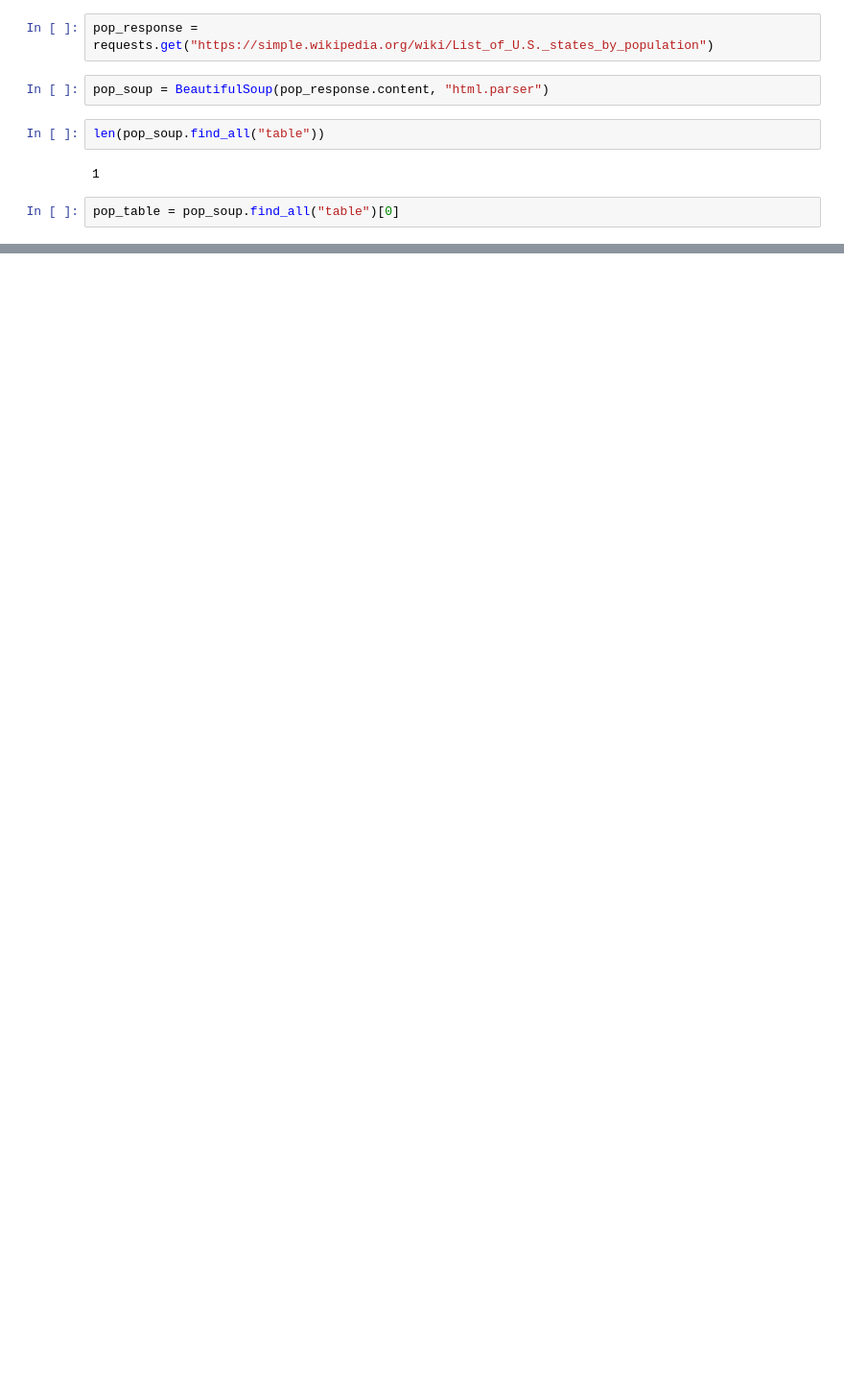
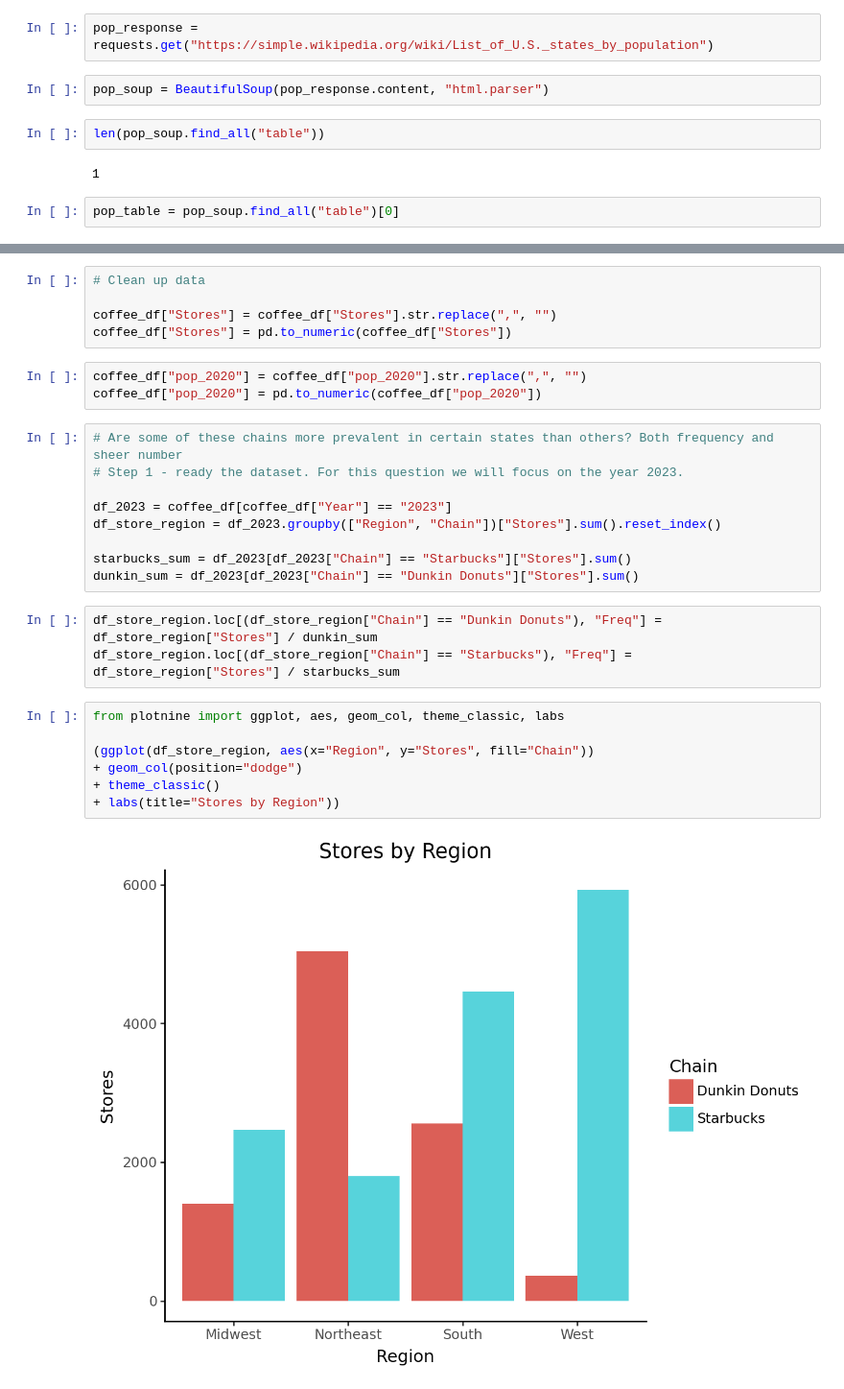
Before and after one commit to r-morag/Labs---GSB-544, a Jupyter notebook: lab_4.ipynb, the cells around one changed output, grey strips where cells are left out. Shown at 96% size. Cells and saved outputs as stored; diff of their text form; blank space fills up the shorter version.

```diff
--- a/lab_4.ipynb
+++ b/lab_4.ipynb
@@ -184,0 +192,29 @@ coffee_df["region"] = coffee_df["state"].map(state_to_region)
+# %%
+# Clean up data
+
+coffee_df["Stores"] = coffee_df["Stores"].str.replace(",", "")
+coffee_df["Stores"] = pd.to_numeric(coffee_df["Stores"])
+# %%
+coffee_df["pop_2020"] = coffee_df["pop_2020"].str.replace(",", "")
+coffee_df["pop_2020"] = pd.to_numeric(coffee_df["pop_2020"])
+# %%
+# Are some of these chains more prevalent in certain states than others? Both frequency and sheer number
+# Step 1 - ready the dataset. For this question we will focus on the year 2023.
+
+df_2023 = coffee_df[coffee_df["Year"] == "2023"]
+df_store_region = df_2023.groupby(["Region", "Chain"])["Stores"].sum().reset_index()
+
+starbucks_sum = df_2023[df_2023["Chain"] == "Starbucks"]["Stores"].sum()
+dunkin_sum = df_2023[df_2023["Chain"] == "Dunkin Donuts"]["Stores"].sum()
+# %%
+df_store_region.loc[(df_store_region["Chain"] == "Dunkin Donuts"), "Freq"] = df_store_region["Stores"] / dunkin_sum
+df_store_region.loc[(df_store_region["Chain"] == "Starbucks"), "Freq"] = df_store_region["Stores"] / starbucks_sum
+# %%
+from plotnine import ggplot, aes, geom_col, theme_classic, labs
+
+(ggplot(df_store_region, aes(x="Region", y="Stores", fill="Chain"))
++ geom_col(position="dodge")
++ theme_classic()
++ labs(title="Stores by Region"))
+# %% [output]
+[figure, added]
```
Also changed, not shown: parts of 24 cells of this notebook, 1 other file.
